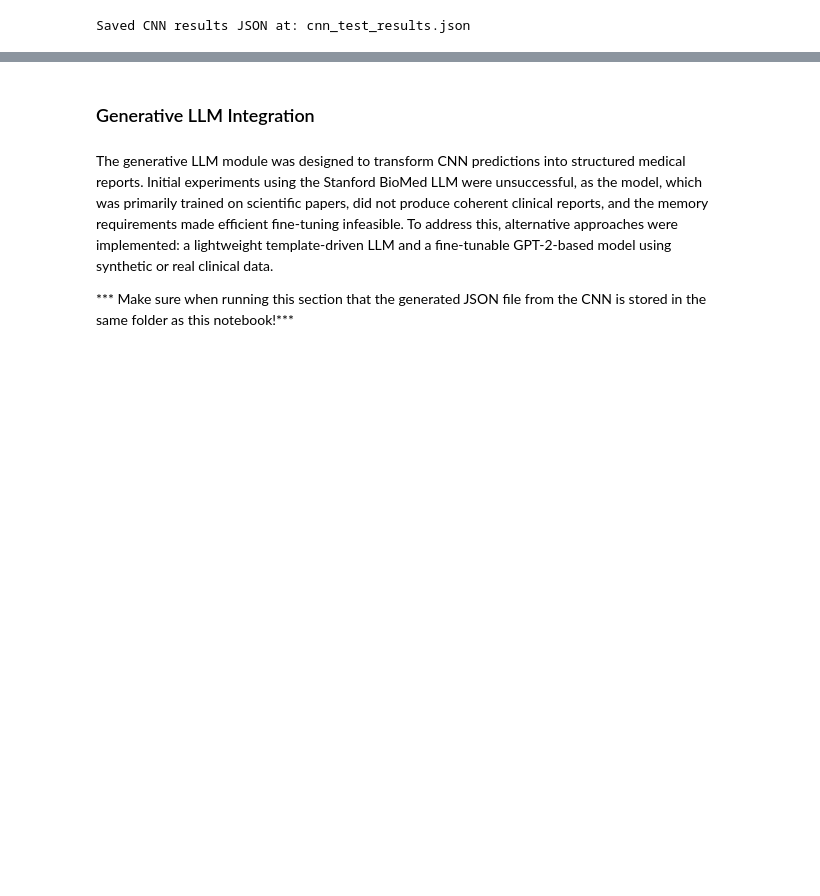
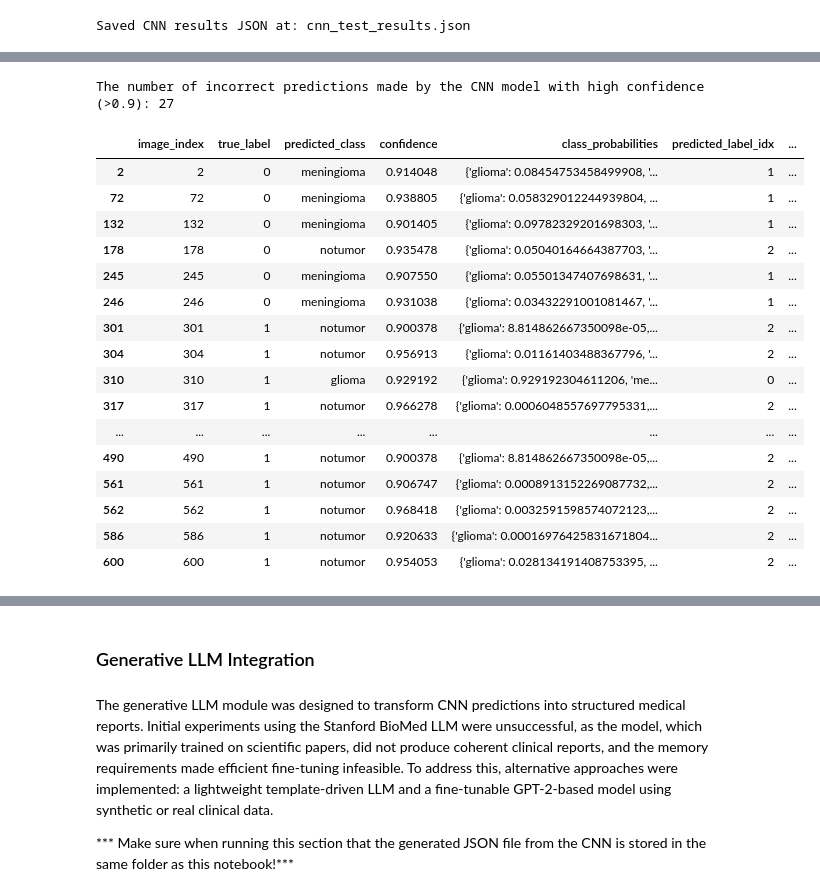
Before and after one commit to harshiambati/transparent_medical_ai, a Jupyter notebook: notebooks/transparent_medical_ai.ipynb, the cells around one changed output, grey strips where cells are left out. Cells and saved outputs as stored; diff of their text form; code cells hidden in the pictures; blank space fills up the shorter version.

```diff
--- a/notebooks/transparent_medical_ai.ipynb
+++ b/notebooks/transparent_medical_ai.ipynb
@@ -780,0 +991,38 @@ Saved CNN results JSON at: cnn_test_results.json
+# %%
+# ============================================================
+#                  High-Confidence Errors
+# ============================================================
+
+#This part of the CNN model evaluation presents the incorrect predictions with a high level of confidence (>0.90).
+#The output displays important information such as the actual classification (true_label), the predicted class, and the confidence score.
+#The model made 28 predictions with high confidence (>0.9).
+#7 out of 8 misclassifications of meningioma were actually glioma tumors.
+#There are 17 instances of the model stating with high confidence that there was no tumor present when it was actually meningioma.
+#These reoccurring patterns allow us to identify where the model is confidently wrong, a dangerous combination.
+# A highly confident mislabel result in wrong protocol/treatment while a highly confident false negative prevents an earlier detection of a tumor, which can potentially be fatal.
+
+#print out a table with the incorrect predictions made with high confidence (>0.9)
+import pandas as pd
+high_confidence_errors = df[(df["is_correct"] == False) & (df["confidence"] > 0.9)]
+print("The number of incorrect predictions made by the CNN model with high confidence (>0.9):", len(high_confidence_errors))
+pd.set_option('display.max_rows', None)
+high_confidence_errors
+# %% [output]
+The number of incorrect predictions made by the CNN model with high confidence (>0.9): 27
+|  | image_index | true_label | predicted_class | confidence | class_probabilities | predicted_label_idx | ... |
+| 2 | 2 | 0 | meningioma | 0.914048 | {'glioma': 0.08454753458499908, '... | 1 | ... |
+| 72 | 72 | 0 | meningioma | 0.938805 | {'glioma': 0.058329012244939804, ... | 1 | ... |
+| 132 | 132 | 0 | meningioma | 0.901405 | {'glioma': 0.09782329201698303, '... | 1 | ... |
+| 178 | 178 | 0 | notumor | 0.935478 | {'glioma': 0.05040164664387703, '... | 2 | ... |
+| 245 | 245 | 0 | meningioma | 0.907550 | {'glioma': 0.05501347407698631, '... | 1 | ... |
+| 246 | 246 | 0 | meningioma | 0.931038 | {'glioma': 0.03432291001081467, '... | 1 | ... |
+| 301 | 301 | 1 | notumor | 0.900378 | {'glioma': 8.814862667350098e-05,... | 2 | ... |
+| 304 | 304 | 1 | notumor | 0.956913 | {'glioma': 0.01161403488367796, '... | 2 | ... |
+| 310 | 310 | 1 | glioma | 0.929192 | {'glioma': 0.929192304611206, 'me... | 0 | ... |
+| 317 | 317 | 1 | notumor | 0.966278 | {'glioma': 0.0006048557697795331,... | 2 | ... |
+| ... | ... | ... | ... | ... | ... | ... | ... |
+| 490 | 490 | 1 | notumor | 0.900378 | {'glioma': 8.814862667350098e-05,... | 2 | ... |
+| 561 | 561 | 1 | notumor | 0.906747 | {'glioma': 0.0008913152269087732,... | 2 | ... |
+| 562 | 562 | 1 | notumor | 0.968418 | {'glioma': 0.0032591598574072123,... | 2 | ... |
+| 586 | 586 | 1 | notumor | 0.920633 | {'glioma': 0.00016976425831671804... | 2 | ... |
+| 600 | 600 | 1 | notumor | 0.954053 | {'glioma': 0.028134191408753395, ... | 2 | ... |
```
Also changed, not shown: parts of 11 cells of this notebook.
